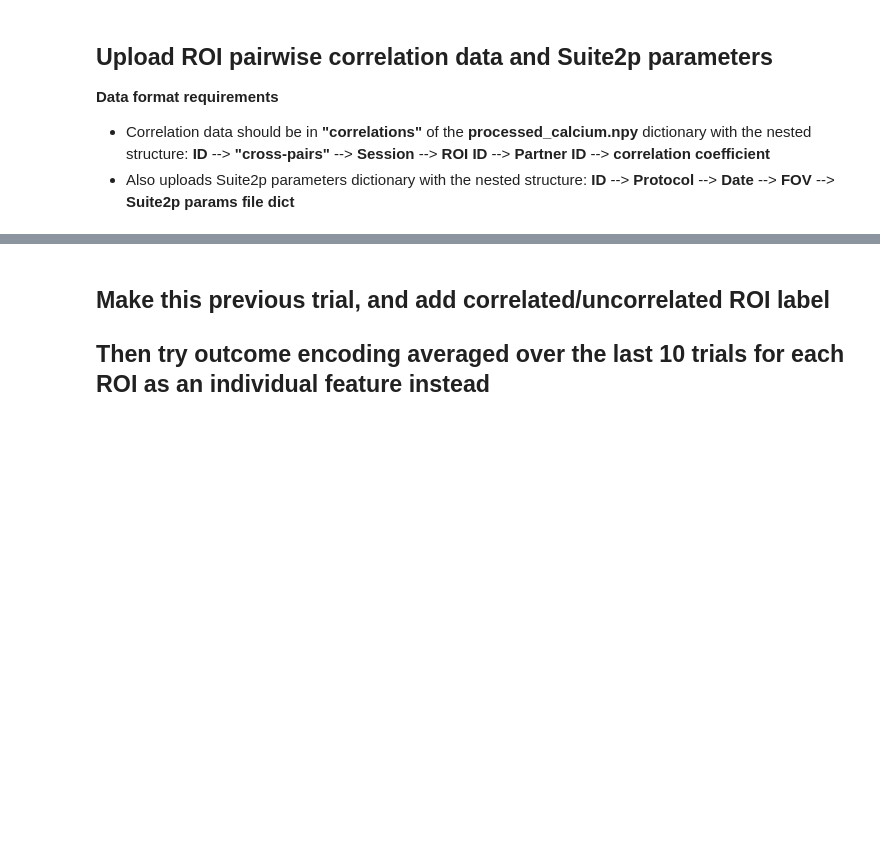
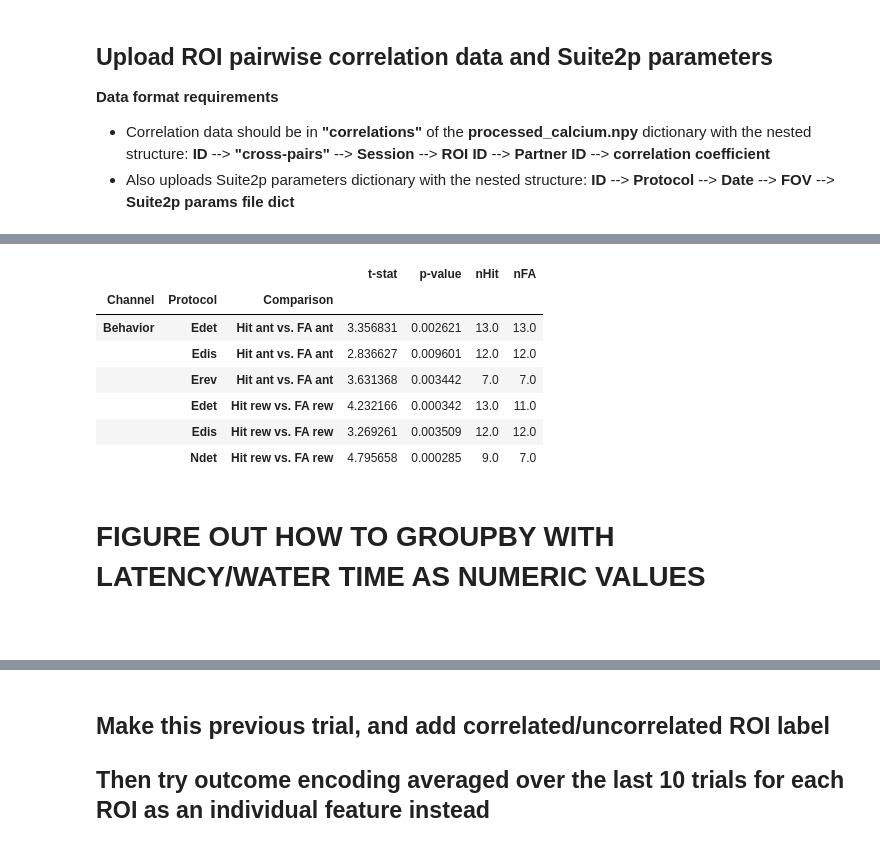
Before and after one commit to raymasooda/Neuronal-Calcium-Dynamics, a Jupyter notebook: cohort_analysis_calcium_pupil_V2.ipynb, the cells around one changed output, grey strips where cells are left out. Saved outputs shown, nothing was run; the diff lists cells and outputs as text; code cells hidden in the pictures; blank space fills up the shorter version.

```diff
--- a/cohort_analysis_calcium_pupil_V2.ipynb
+++ b/cohort_analysis_calcium_pupil_V2.ipynb
@@ -106,6 +107,23 @@ def calculate_posteriors(group_df, size, protocol, dtype):
                                                     'N':NoGo.shape[0]/ntrials}
 
     return posteriors
+# %%
+def reverse_outcomes(sesh_df):
+    outcome_list = []
+    for index, rows in sesh_df.iterrows():
+        out = index[-1]
+        if 'hit' in out:
+            outcome_list.append(out.split(' hit')[0]+' FA')
+        elif 'FA' in out:
+            outcome_list.append(out.split(' FA')[0]+' hit')
+        elif 'miss' in out:
+            outcome_list.append(out.split(' miss')[0]+' CR')
+        elif 'CR' in out:
+            outcome_list.append(out.split(' CR')[0]+' miss')
+        else:
+            print(out, 'unexpected outcome label')
+
+    return outcome_list
 # %%
 def calculate_session_rates(posteriors_df, sesh_df, sesh, protocol, dtype, mouse):
     prop_rare = posteriors_df['reward prob']['N'] / posteriors_df['reward prob']['G']
@@ -141,7 +159,7 @@ def calculate_session_rates(posteriors_df, sesh_df, sesh, protocol, dtype, mouse
         hit_licks_rew = np.nan
 
     norm_licks = hit_licks/FA_licks if FA_licks > 0 else np.nan
-    final_df = pd.DataFrame([CP_rate, hit_rate, FA_rate, prop_rare, norm_licks, FA_licks, hit_licks, FA_licks_rew, hit_licks_rew, hit_latency, FA_latency, protocol],
+    final_df = pd.DataFrame([CP_rate, hit_rate, FA_rate, prop_rare, norm_licks, hit_licks, FA_licks, hit_licks_rew, FA_licks_rew, hit_latency, FA_latency, protocol],
                             index=['CP rate','Hit rate','FA rate','Rare outcome proportion','Hit/FA licks', 'Hit ant', 'FA ant', 'Hit rew','FA rew', 'Hit latency','FA latency', 'Protocol'],
                             columns=[mouse+'_'+sesh]).T
     final_df = final_df.reset_index().set_index(['index','Protocol'])
@@ -392,3 +628,19 @@ for dtype, dtype_dict in cohort_epochs.items():
+# %%
+# df = pd.read_csv(data_directory+'\\reward_calcium_metrics.csv', header=[0,1], index_col=[0,1,2,3])
+# comparison_list = [['rewarded hit','rewarded FA']]
+# metric = 'rate'
+df = extracted_behavior['deltaF']['sesh_by_sesh']
+comparison_list =[['Hit ant','FA ant'],['Hit rew','FA rew']]
+t_test_pandas(df, comparison_list)
+# %% [output]
+|  |  |  | t-stat | p-value | nHit | nFA |
+| Channel | Protocol | Comparison |  |  |  |  |
+| Behavior | Edet | Hit ant vs. FA ant | 3.356831 | 0.002621 | 13.0 | 13.0 |
+|  | Edis | Hit ant vs. FA ant | 2.836627 | 0.009601 | 12.0 | 12.0 |
+|  | Erev | Hit ant vs. FA ant | 3.631368 | 0.003442 | 7.0 | 7.0 |
+|  | Edet | Hit rew vs. FA rew | 4.232166 | 0.000342 | 13.0 | 11.0 |
+|  | Edis | Hit rew vs. FA rew | 3.269261 | 0.003509 | 12.0 | 12.0 |
+|  | Ndet | Hit rew vs. FA rew | 4.795658 | 0.000285 | 9.0 | 7.0 |
 # %%
 def redefine_outcomes(deltaF):
     final_outcomes = []
@@ -417,6 +669,10 @@ def redefine_outcomes(deltaF):
     deltaF.index = pd.MultiIndex.from_tuples([tuple(list(x) + [final_outcomes[i]]) for i, (x) in enumerate(deltaF.index)], names=deltaF.index.names+['Final Outcome'])
 
     return deltaF
+# %% [markdown]
+# FIGURE OUT HOW TO GROUPBY WITH LATENCY/WATER TIME AS NUMERIC VALUES
+# %% [markdown]
+##
 # %%
 all_pupil = pd.concat(cohort_pupil)
 pupil_behavior = []
```
Also changed, not shown: parts of 20 cells of this notebook.
